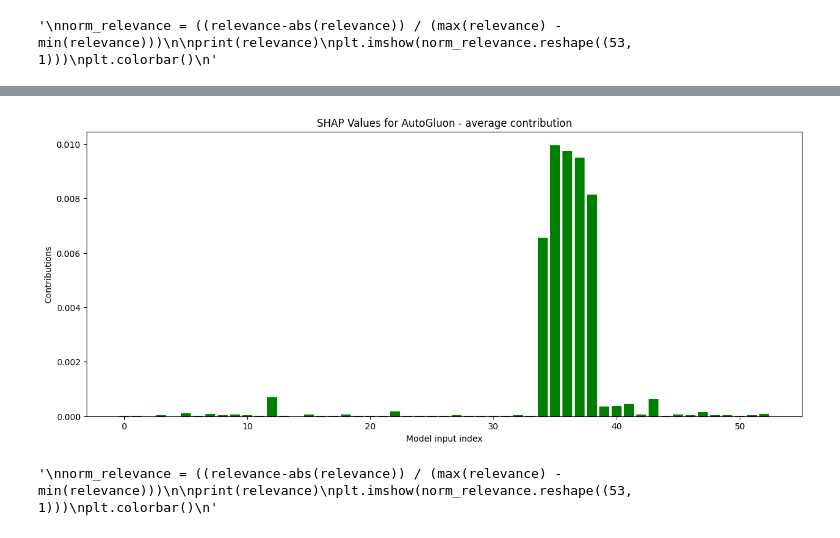
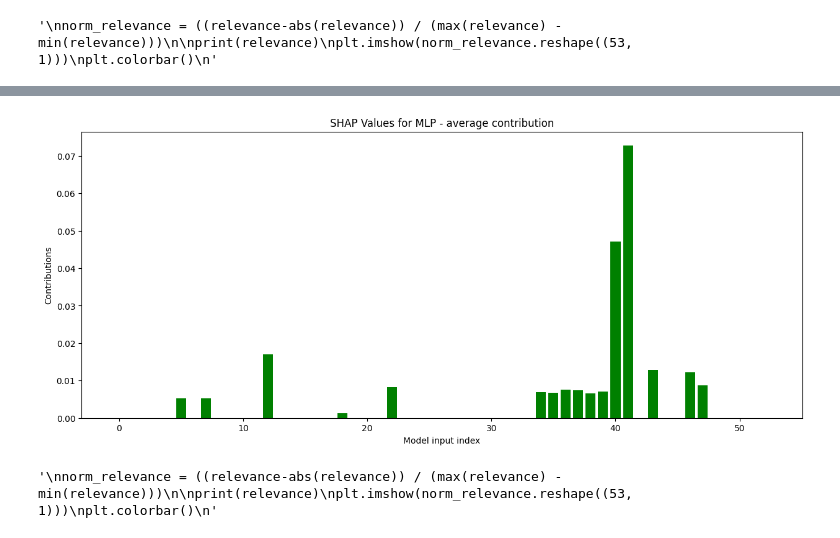
Before and after one commit to CarachinoAlessio/Explainable-AutoML-driven-State-Etimators, a Jupyter notebook: net18/script_net18_MLP.ipynb, the cells around one changed output, grey strips where cells are left out. Saved outputs shown, nothing was run; the diff lists cells and outputs as text; code cells hidden in the pictures.

```diff
--- a/net18/script_net18_MLP.ipynb
+++ b/net18/script_net18_MLP.ipynb
@@ -91,7 +91,6 @@ plt.colorbar()
 '\nnorm_relevance = ((relevance-abs(relevance)) / (max(relevance) - min(relevance)))\n\nprint(relevance)\nplt.imshow(norm_relevance.reshape((53, 1)))\nplt.colorbar()\n'
 # %%
 import lime.lime_tabular
-import pandas as pd
 import matplotlib.pyplot as plt
 
 np.random.seed(42)
@@ -109,7 +108,7 @@ def wrapped_model(x):
             X, _ = X.to(device), _
             pred = model(X)
             pred = pred.cpu().detach().numpy()
-    return pred
+    return pred[:, node_index]
 
 to_be_explained = test_x[0]
 random_indices = np.random.choice(test_x.shape[0], size=100, replace=False)
@@ -141,47 +140,44 @@ Right: 1.0332918
 # %%
 import shap
 
 import matplotlib.pyplot as plt
 
 np.random.seed(42)
+columns_names = in_columns + out_columns
 
-shap_values_total = []
+def wrapped_model(x):
+    test_data = Dataset(x, np.zeros((len(x), 18)))
+    test_dataloader = DataLoader(test_data, batch_size=len(test_data))
 
-for i in range(num_output):
+    with torch.no_grad():
+        for batch, (X, _) in enumerate(test_dataloader):
+            X, _ = X.to(device), _
+            pred = model(X)
+            pred = pred.cpu().detach().numpy()
+    return pred
 
-    predictor = models[i]
-    columns_names = in_columns + [out_columns[i]]
+to_be_explained = test_x[0]
+random_indices = np.random.choice(test_x.shape[0], size=100, replace=False)
+explainer = shap.KernelExplainer(wrapped_model, train_x[random_indices])
+shap_values = explainer.shap_values(to_be_explained)
+relevance = abs(np.asarray(shap_values)).mean(axis=0).ravel()
 
-    def wrapped_model(x):
-        x = pd.DataFrame(x, columns=columns_names[:-1])
-        preds = predictor.predict(x)
-        return preds
-
-
-    to_be_explained = test_x[0]
-    random_indices = np.random.choice(test_x.shape[0], size=100, replace=False)
-    explainer = shap.KernelExplainer(wrapped_model, train_x[random_indices])
-    shap_values = explainer.shap_values(to_be_explained)
-    shap_values_total.append([abs(shap_values.ravel())])
-
-relevance = np.asarray(shap_values_total).mean(axis=0).ravel()
 x_positions = np.arange(len(relevance))
 plt.figure(figsize=(15,6))
 plt.bar(x_positions, relevance, color='green')
 plt.xlabel('Model input index')
 plt.ylabel('Contributions')
-plt.title(f'SHAP Values for AutoGluon - average contribution')
-#plt.xticks(x_positions, ['A', 'B', 'C', 'D', 'E'])
+plt.title(f'SHAP Values for MLP - average contribution')
 
 plt.show()
 
 '''
 norm_relevance = ((relevance-abs(relevance)) / (max(relevance) - min(relevance)))
 
 print(relevance)
 plt.imshow(norm_relevance.reshape((53, 1)))
 plt.colorbar()
 '''
 # %% [output]
-[figure, old version]
+[figure, new version]
 '\nnorm_relevance = ((relevance-abs(relevance)) / (max(relevance) - min(relevance)))\n\nprint(relevance)\nplt.imshow(norm_relevance.reshape((53, 1)))\nplt.colorbar()\n'
```
Also changed, not shown: parts of 2 cells of this notebook.
